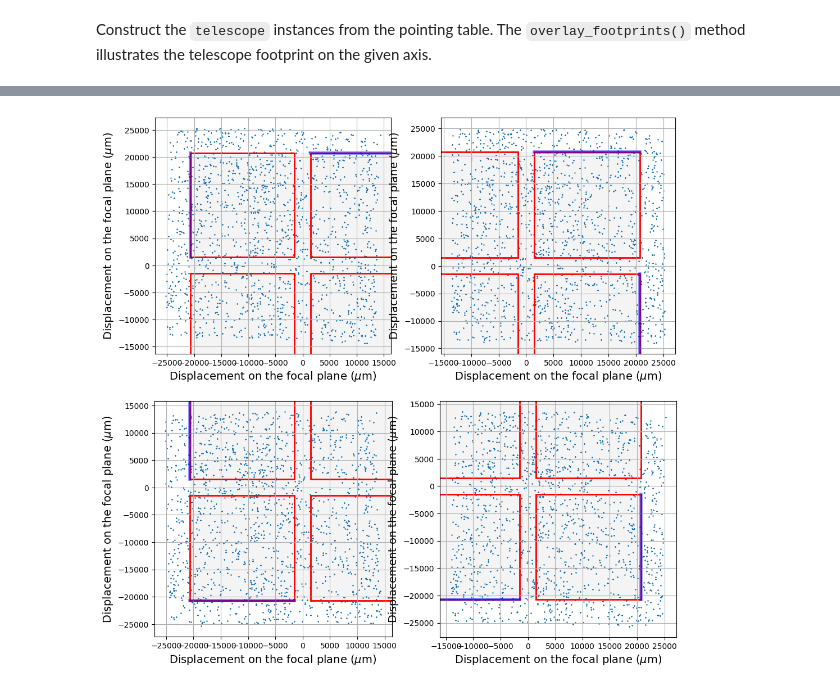
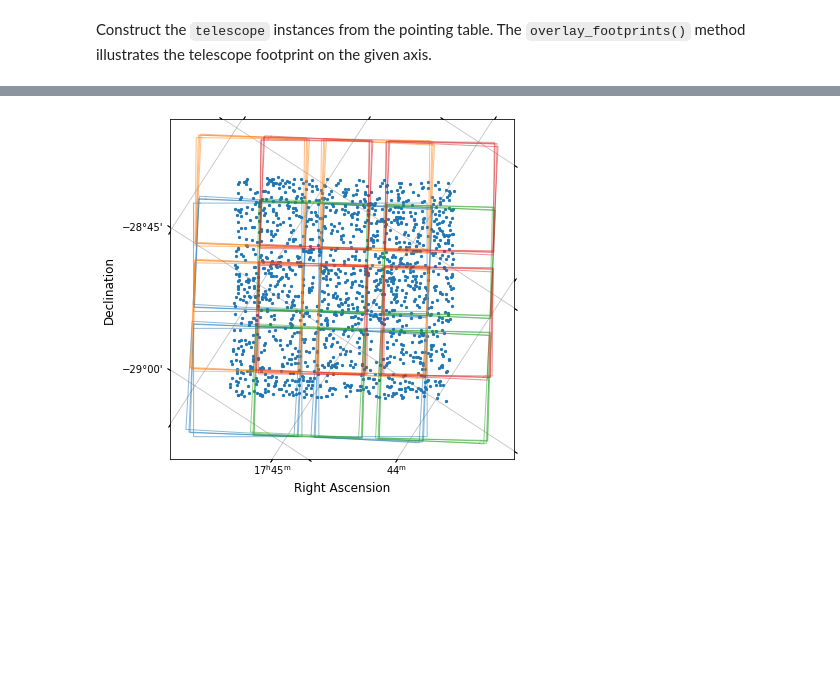
Before and after one commit to JASMINE-Mission/jasmine_warpfield, a Jupyter notebook: notebook/sample_01_on-sky_footprints.ipynb, the cells around one changed output, grey strips where cells are left out. Drawn from its saved outputs; the diff is of its cells as text; code cells hidden in the pictures; blank space fills up the shorter version.

Commit message:
feat: refine collection and footprint APIs

```diff
--- a/notebook/sample_01_on-sky_footprints.ipynb
+++ b/notebook/sample_01_on-sky_footprints.ipynb
@@ -33,13 +57,3 @@ display_sources(ax, catalog, marker='.', title='Gaia DR3 sources')
 # %% [markdown]
 Construct the `telescope` instances from the pointing table.
 The `overlay_footprints()` method illustrates the telescope footprint on the given axis.
-# %%
-fig, ax = get_subplot(fov_center)
-
-fov = [get_jasmine(SkyCoord(rec['ra'],rec['dec']), Angle(rec['pa'])) for rec in pointing]
-display_sources(ax, catalog, marker='.', title='Gaia EDR3 sources')
-
-for n,tel in enumerate(fov):
-    tel.overlay_footprints(ax, color=f'C{n+1}', lw=2)
-ax.legend(loc='upper right', frameon=False)
-plt.show()
@@ -48,7 +60,28 @@ plt.show()
-# %%
-fig = plt.figure(figsize=(12,12))
-axes = fig.subplots(2,2).flatten()
-for n,ax in enumerate(axes):
-    fov[4*n].display_focal_plane(ax, source=catalog)
-# %% [output]
-[figure, removed]
+# %%
+fig = plt.figure(figsize=(6, 6))
+ax = fig.add_subplot(projection=wcs, label='overlays')
+
+jasmine = get_jasmine()
+coo = np.array([catalog.ra, catalog.dec]).T
+xy = wcs.wcs_world2pix(coo, 0)
+
+ax.coords.grid(True, color='gray', alpha=0.5)
+ax.scatter(xy[:, 0], xy[:, 1], s=5)
+
+for n, ex in enumerate(exposure):
+    fov = celestial_footprints(jasmine, ex)
+    field_id = pointing[n]['field_id']
+    for d in fov:
+        coo = np.array([d.ra, d.dec]).T
+        xy = wcs.wcs_world2pix(coo, 0)
+        ax.plot(
+            xy[:, 0], xy[:, 1],
+            color=f'C{field_id}', alpha=0.5, lw=1)
+
+ax.set_aspect(1.0)
+ax.set_xlabel('Right Ascension', fontsize=12)
+ax.set_ylabel('Declination', fontsize=12)
+fig.tight_layout()
+plt.show()
+# %% [output]
+[figure, added]
```
Also changed, not shown: parts of 11 cells of this notebook, 9 other files.
